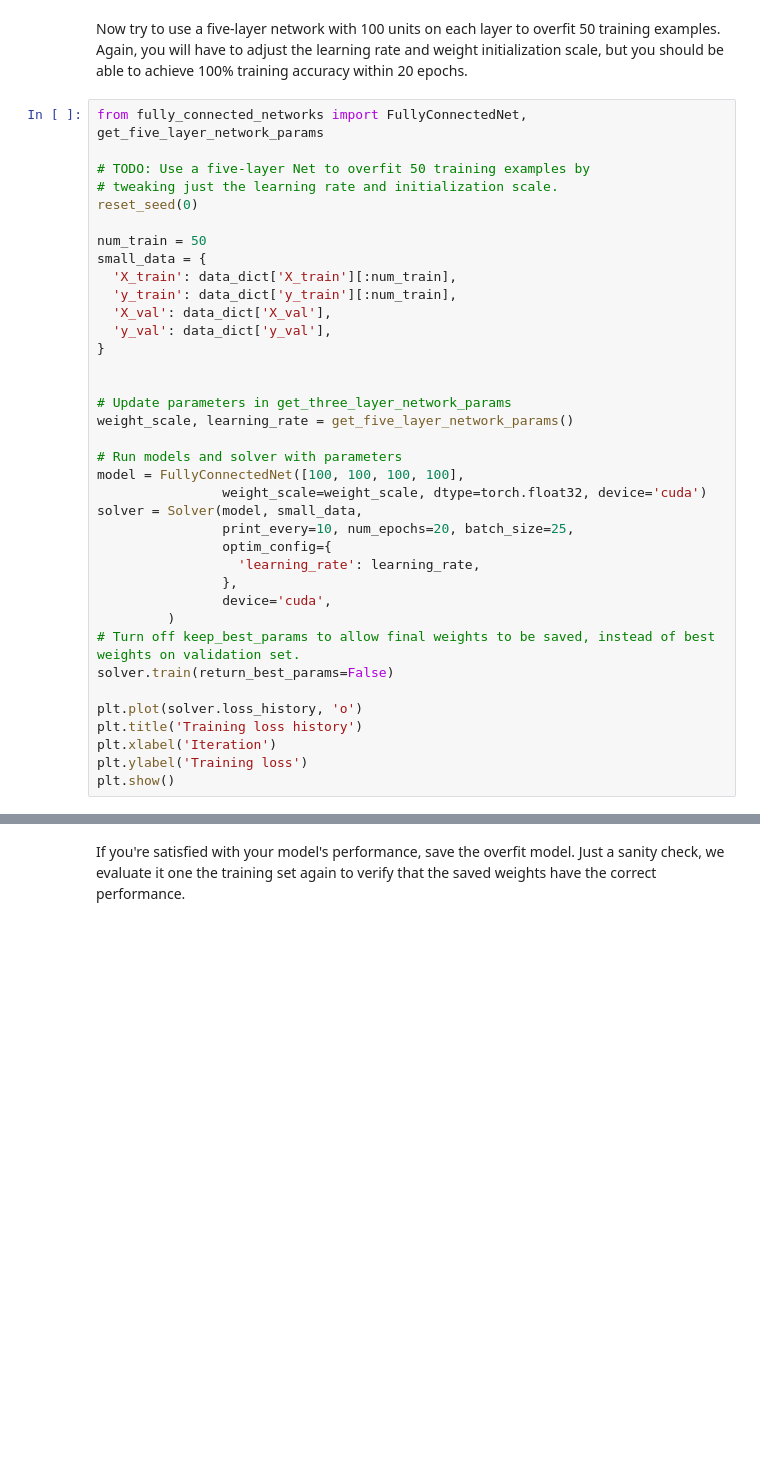
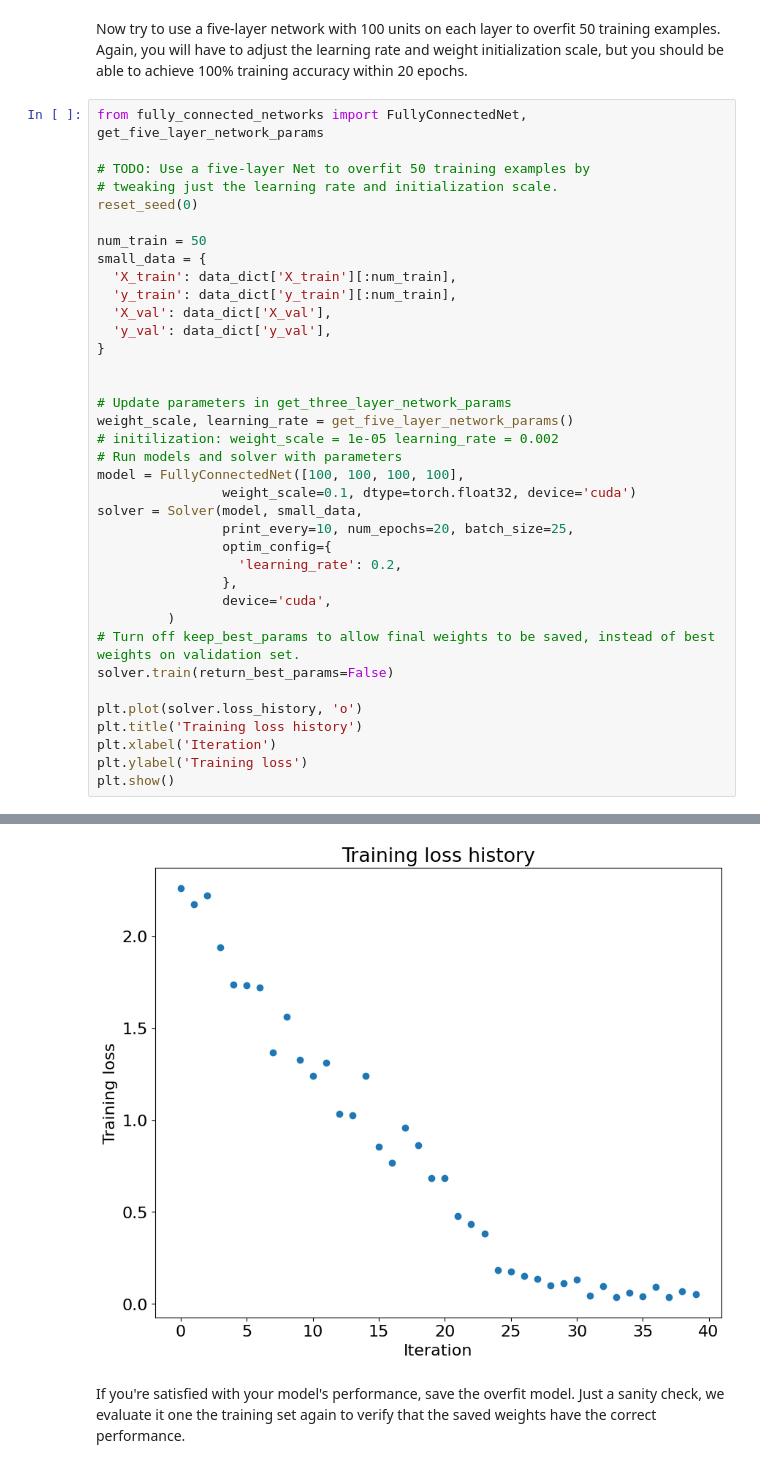
Before and after one commit to kunyiwang/Deep-Learning, a Jupyter notebook: A3/fully_connected_networks.ipynb, the cells around one changed output, grey strips where cells are left out. Cells and saved outputs as stored; diff of their text form; blank space fills up the shorter version.

```diff
--- a/A3/fully_connected_networks.ipynb
+++ b/A3/fully_connected_networks.ipynb
@@ -680,14 +699,14 @@ small_data = {
 
 # Update parameters in get_three_layer_network_params
 weight_scale, learning_rate = get_five_layer_network_params()
-
+# initilization: weight_scale = 1e-05 learning_rate = 0.002
 # Run models and solver with parameters
 model = FullyConnectedNet([100, 100, 100, 100],
-                weight_scale=weight_scale, dtype=torch.float32, device='cuda')
+                weight_scale=0.1, dtype=torch.float32, device='cuda')
 solver = Solver(model, small_data,
                 print_every=10, num_epochs=20, batch_size=25,
                 optim_config={
-                  'learning_rate': learning_rate,
+                  'learning_rate': 0.2,
                 },
                 device='cuda',
          )
@@ -699,3 +718,4 @@ plt.title('Training loss history')
 plt.xlabel('Iteration')
 plt.ylabel('Training loss')
 plt.show()
+# %% [output]
@@ -702,3 +739,4 @@ plt.show()
+[figure, added]
 # %% [markdown]
 If you're satisfied with your model's performance, save the overfit model. Just a sanity check, we evaluate it one the training set again to verify that the saved weights have the correct performance.
 # %%
```
Also changed, not shown: parts of 6 cells of this notebook, 2 other files.
